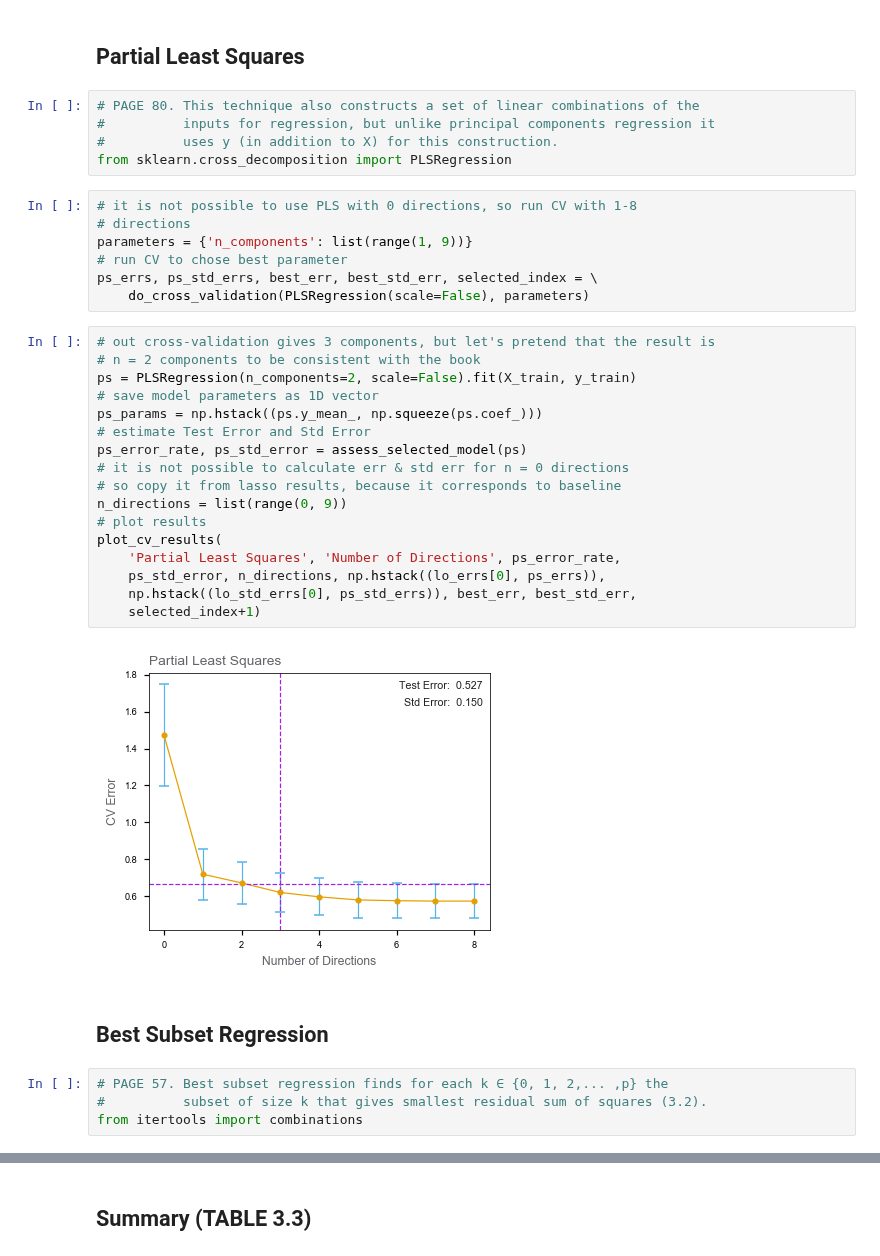
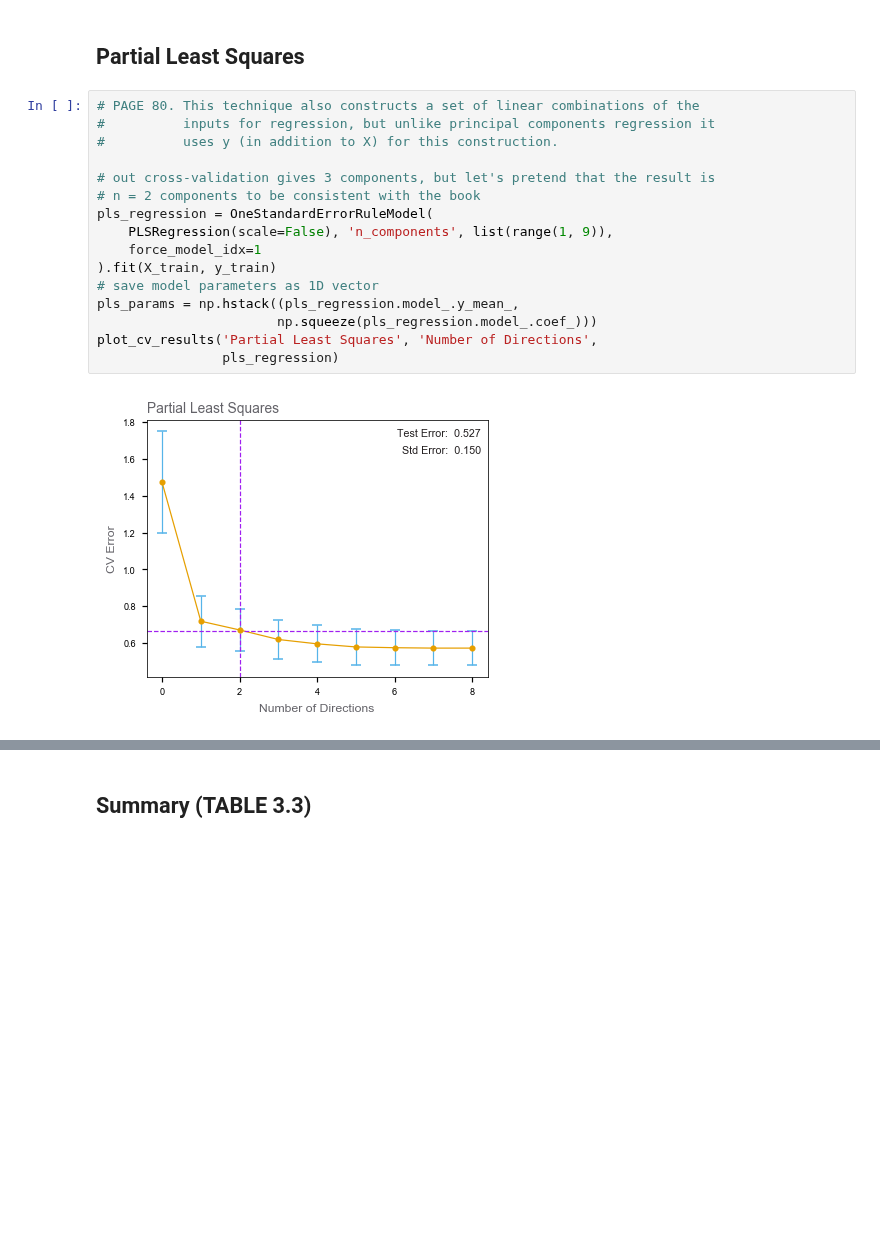
Before and after one commit to empathy87/The-Elements-of-Statistical-Learning-Python-Notebooks, a Jupyter notebook: examples/Prostate Cancer.ipynb, the cells around one changed output, grey strips where cells are left out. Saved outputs shown, nothing was run; the diff lists cells and outputs as text; blank space fills up the shorter version.

```diff
--- a/examples/Prostate Cancer.ipynb
+++ b/examples/Prostate Cancer.ipynb
@@ -344,37 +363,18 @@ plot_cv_results(
 # %%
 # PAGE 80. This technique also constructs a set of linear combinations of the
 #          inputs for regression, but unlike principal components regression it
 #          uses y (in addition to X) for this construction.
-from sklearn.cross_decomposition import PLSRegression
+
+# out cross-validation gives 3 components, but let's pretend that the result is
+# n = 2 components to be consistent with the book
+pls_regression = OneStandardErrorRuleModel(
+    PLSRegression(scale=False), 'n_components', list(range(1, 9)),
+    force_model_idx=1
+).fit(X_train, y_train)
+# save model parameters as 1D vector
+pls_params = np.hstack((pls_regression.model_.y_mean_,
+                       np.squeeze(pls_regression.model_.coef_)))
+plot_cv_results('Partial Least Squares', 'Number of Directions',
+                pls_regression)
+# %% [output]
+[figure, added]
-# %%
-# it is not possible to use PLS with 0 directions, so run CV with 1-8
-# directions
-parameters = {'n_components': list(range(1, 9))}
-# run CV to chose best parameter
-ps_errs, ps_std_errs, best_err, best_std_err, selected_index = \
-    do_cross_validation(PLSRegression(scale=False), parameters)
-# %%
-# out cross-validation gives 3 components, but let's pretend that the result is
-# n = 2 components to be consistent with the book
-ps = PLSRegression(n_components=2, scale=False).fit(X_train, y_train)
-# save model parameters as 1D vector
-ps_params = np.hstack((ps.y_mean_, np.squeeze(ps.coef_)))
-# estimate Test Error and Std Error
-ps_error_rate, ps_std_error = assess_selected_model(ps)
-# it is not possible to calculate err & std err for n = 0 directions
-# so copy it from lasso results, because it corresponds to baseline
-n_directions = list(range(0, 9))
-# plot results
-plot_cv_results(
-    'Partial Least Squares', 'Number of Directions', ps_error_rate,
-    ps_std_error, n_directions, np.hstack((lo_errs[0], ps_errs)),
-    np.hstack((lo_std_errs[0], ps_std_errs)), best_err, best_std_err,
-    selected_index+1)
-# %% [output]
-[figure, removed]
-# %% [markdown]
-## Best Subset Regression
-# %%
-# PAGE 57. Best subset regression finds for each k ∈ {0, 1, 2,... ,p} the
-#          subset of size k that gives smallest residual sum of squares (3.2).
-from itertools import combinations
```
Also changed, not shown: parts of 28 cells of this notebook.
